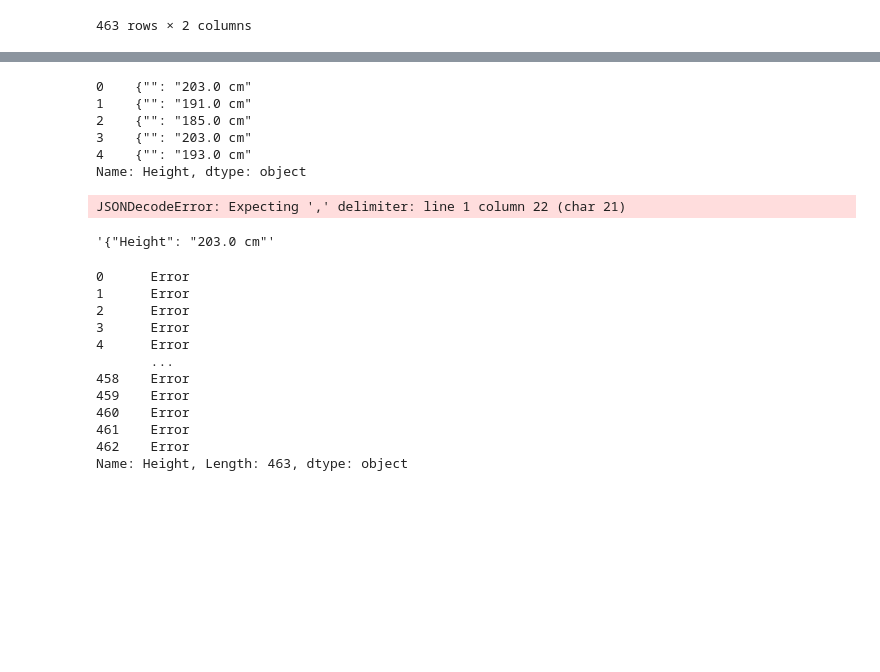
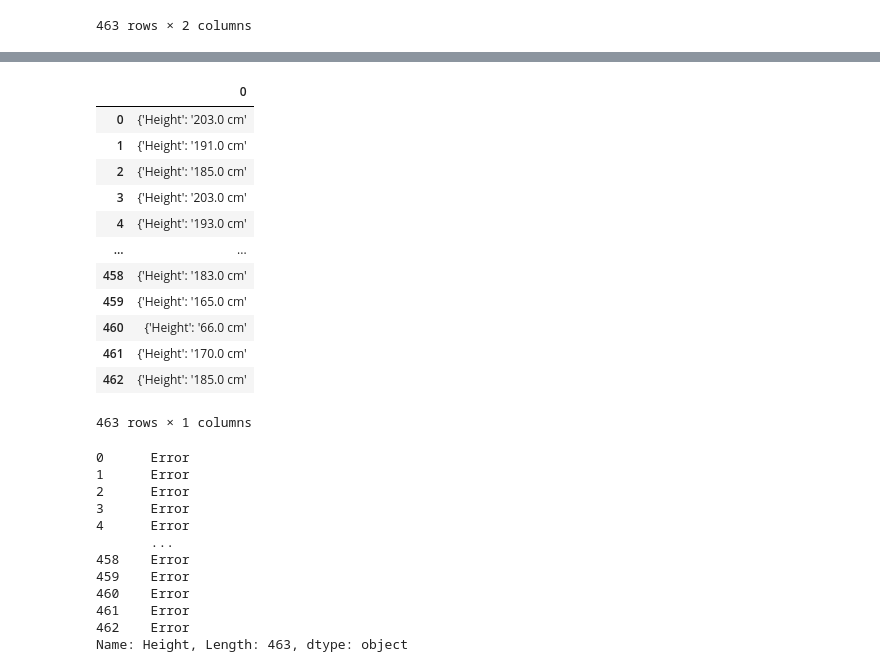
Before and after one commit to valmazan/Applying-Advanced-Transformations-Core-, a Jupyter notebook: Applying Advanced Transformations (Core).ipynb, the cells around one changed output, grey strips where cells are left out. Saved outputs shown, nothing was run; the diff lists cells and outputs as text; code cells hidden in the pictures; blank space fills up the shorter version.

```diff
--- a/Applying Advanced Transformations (Core).ipynb
+++ b/Applying Advanced Transformations (Core).ipynb
@@ -226,31 +226,22 @@ df_info.head()
 | 2 | Male | Ungaran | good | No Hair | blue | red | Abin Sur | DC Comics | {'Height': '185.0 cm' | 'Weight': '90.0 kg'} |
 | 3 | Male | Human / Radiation | bad | No Hair | green | Unknown | Abomination | Marvel Comics | {'Height': '203.0 cm' | 'Weight': '441.0 kg'} |
 | 4 | Male | Human | bad | No Hair | blue | Unknown | Absorbing Man | Marvel Comics | {'Height': '193.0 cm' | 'Weight': '122.0 kg'} |
-# %%
-to_replace = ['{""Height','']
-
-for char in to_replace:
-    df_info['Height'] = df_info['Height'].str.replace(char,'',regex=False)
-
-df_info['Height'].head()
-# %% [output]
-0    {"": "203.0 cm"
-1    {"": "191.0 cm"
-2    {"": "185.0 cm"
-3    {"": "203.0 cm"
-4    {"": "193.0 cm"
-Name: Height, dtype: object
-# %%
-df_info['Height'] = df_info['Height'].str.replace("'",'"')
-# %%
-df_info['Height'] = df_info['Height'].apply(json.loads)
-# %% [output]
-JSONDecodeError: Expecting ',' delimiter: line 1 column 22 (char 21)
-# %%
-test_df_info = df_info.loc[0,'Height']
-test_df_info
-# %% [output]
-'{"Height": "203.0 cm"'
+# %%
+df_info['Height'].apply(pd.Series)
+# %% [output]
+|  | 0 |
+| 0 | {'Height': '203.0 cm' |
+| 1 | {'Height': '191.0 cm' |
+| 2 | {'Height': '185.0 cm' |
+| 3 | {'Height': '203.0 cm' |
+| 4 | {'Height': '193.0 cm' |
+| ... | ... |
+| 458 | {'Height': '183.0 cm' |
+| 459 | {'Height': '165.0 cm' |
+| 460 | {'Height': '66.0 cm' |
+| 461 | {'Height': '170.0 cm' |
+| 462 | {'Height': '185.0 cm' |
+463 rows × 1 columns
 # %%
 def fix_hei(test_df_info):
     try:
```
Also changed, not shown: parts of 2 cells of this notebook.
